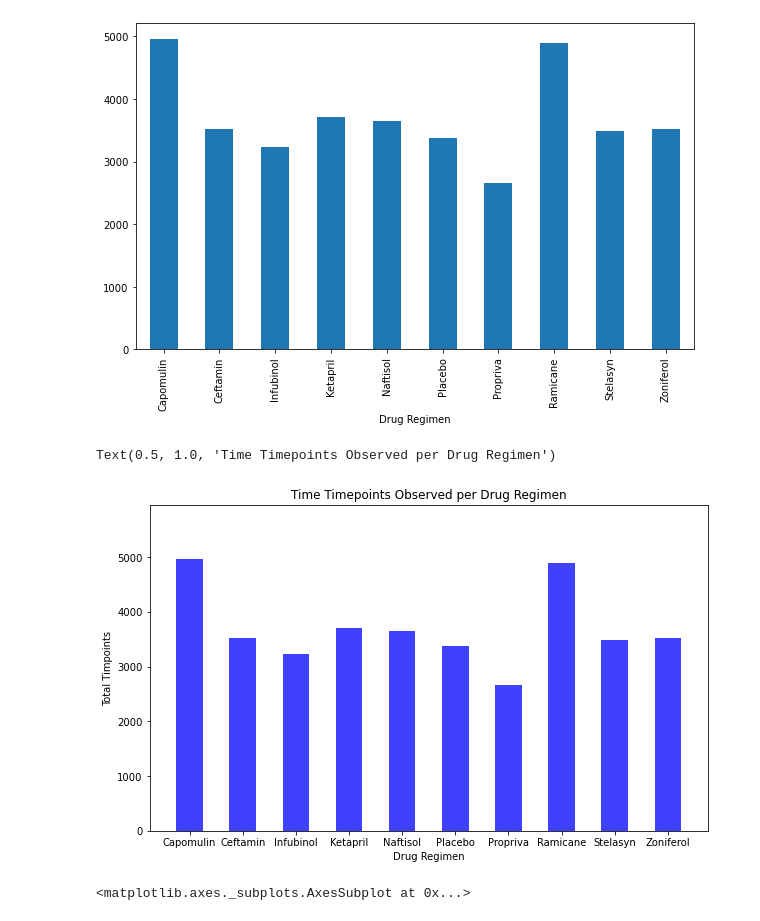
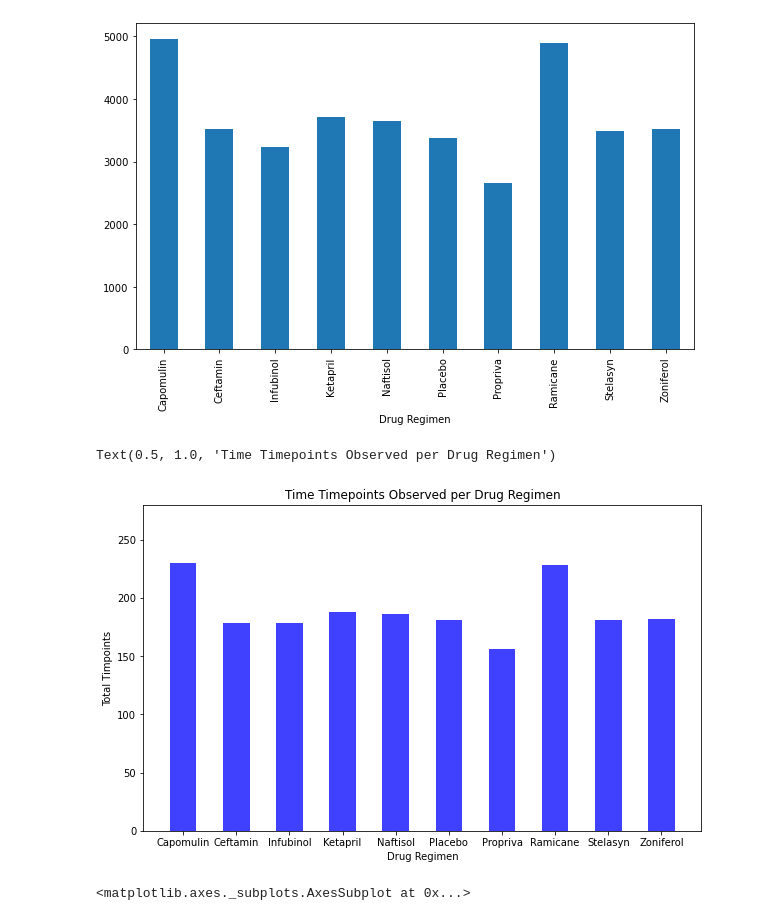
Before and after one commit to gpawlows/Matplotlib-Challenge, a Jupyter notebook: Instructions/Pymaceuticals/pymaceuticals_starter.ipynb, the cells around one changed output. Drawn from its saved outputs; the diff is of its cells as text; code cells hidden in the pictures.

```diff
--- a/Instructions/Pymaceuticals/pymaceuticals_starter.ipynb
+++ b/Instructions/Pymaceuticals/pymaceuticals_starter.ipynb
@@ -158,23 +158,23 @@ regimen_table['Timepoint'].plot(kind="bar", figsize = (10,6))
 # %%
 # Generate a bar plot showing the total number of timepoints for all mice tested for each drug regimen using pyplot.
 
 fig = plt.figure(figsize=(10,6))
-regimen_table = cleaned_mouse_study_df.groupby('Drug Regimen').sum()
+regimen_table = cleaned_mouse_study_df.groupby('Drug Regimen').count()
 regimen_table
 drugs = regimen_table.index
 timepoints = regimen_table['Timepoint']
 timepoints
 plt.bar(drugs, timepoints, color = 'blue', width = .5, alpha = .75, align = 'center')
 plt.xlim(-0.75, len(drugs)-.25)
-plt.ylim(0, max(timepoints)+1000)
+plt.ylim(0, max(timepoints)+50)
 tick_locations = [value for value in drugs]
 plt.xticks(tick_locations, drugs)
 plt.xlabel('Drug Regimen')
 plt.ylabel('Total Timpoints')
 plt.title('Time Timepoints Observed per Drug Regimen')
 # %% [output]
 Text(0.5, 1.0, 'Time Timepoints Observed per Drug Regimen')
-[figure, old version]
+[figure, new version]
 # %%
 # Generate a pie plot showing the distribution of female versus male mice using Pandas
 cleaned_mouse_study_df['Sex'].value_counts().plot(kind='pie',figsize=(10,6))
```
Also changed, not shown: parts of 4 cells of this notebook.
